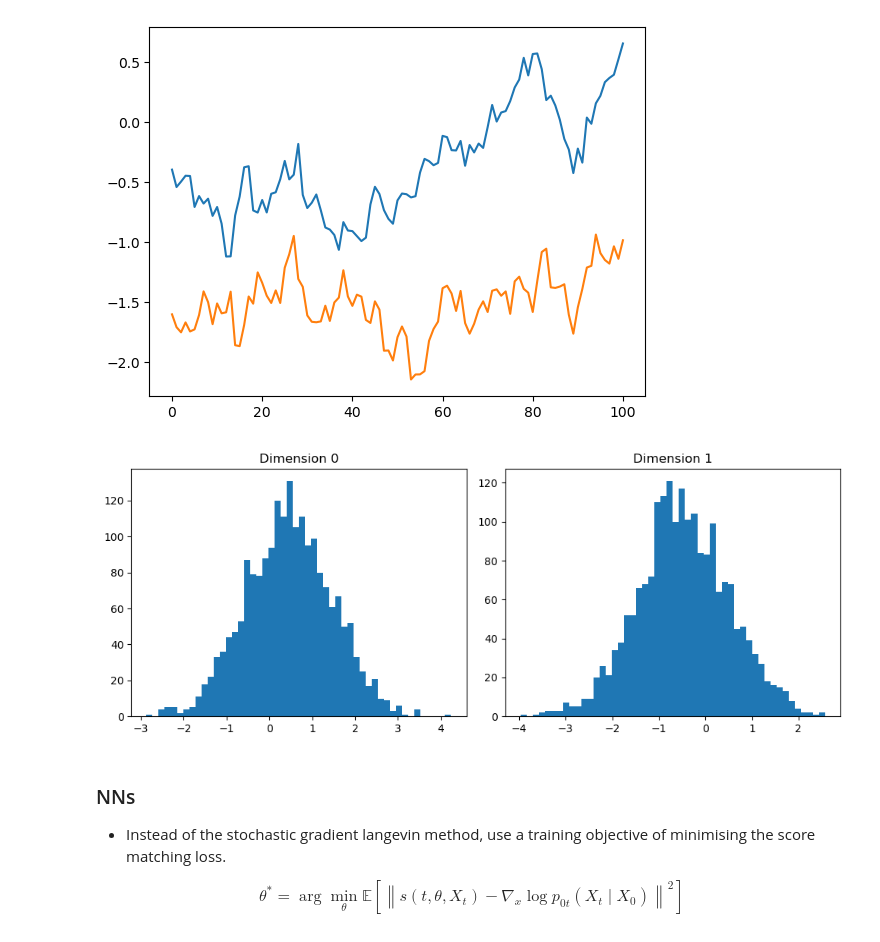
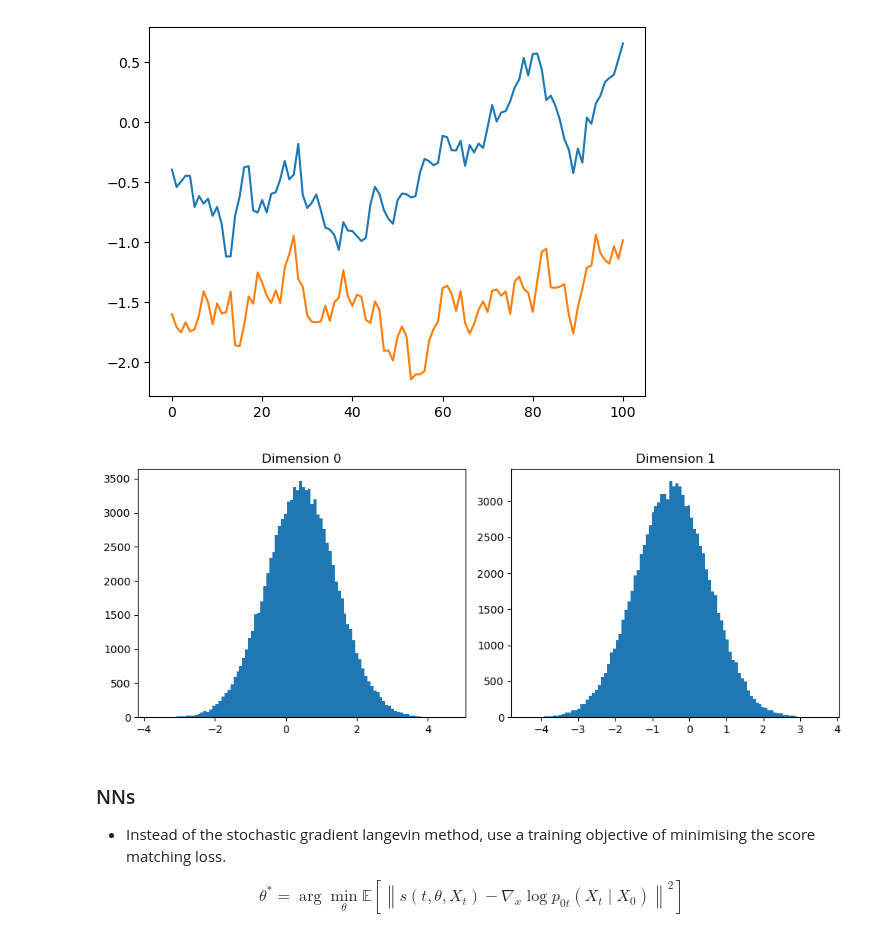
Before and after one commit to kylemcgillivray/Masters-Dissertation, a Jupyter notebook: understanding.ipynb, the cells around one changed output. Saved outputs shown, nothing was run; the diff lists cells and outputs as text; code cells hidden in the pictures.

```diff
--- a/understanding.ipynb
+++ b/understanding.ipynb
@@ -235,10 +235,10 @@ plt.plot(path)
 # Now I want to verify the distribution of the samples is in line with what I should expect.
 # print(sample)
 
-N_samples = 2000
+N_samples = 100000
 samples = []
 for i in range(N_samples):
-    sample, path = euler_maruyama_sample(theta_hat=theta_hat, gamma=0.01, T = 1, d = 2)
+    sample, path = euler_maruyama_sample(theta_hat=theta_hat, gamma=0.001, T = 1, d = 2)
     samples.append(sample)
 
 
@@ -246,14 +246,14 @@ samples_arr = np.array(samples) # shape (N_samples, d)
 # %%
 fig, axes = plt.subplots(1, d, figsize=(10, 4))
 
 for i in range(d):
-    axes[i].hist(samples_arr[:, i], bins=50)
+    axes[i].hist(samples_arr[:, i], bins=100)
     axes[i].set_title(f"Dimension {i}")
 
 plt.tight_layout()
 plt.show()
 # %% [output]
-[figure, old version]
+[figure, new version]
 # %% [markdown]
 ### NNs
 
```
Also changed, not shown: parts of 1 cell of this notebook.
